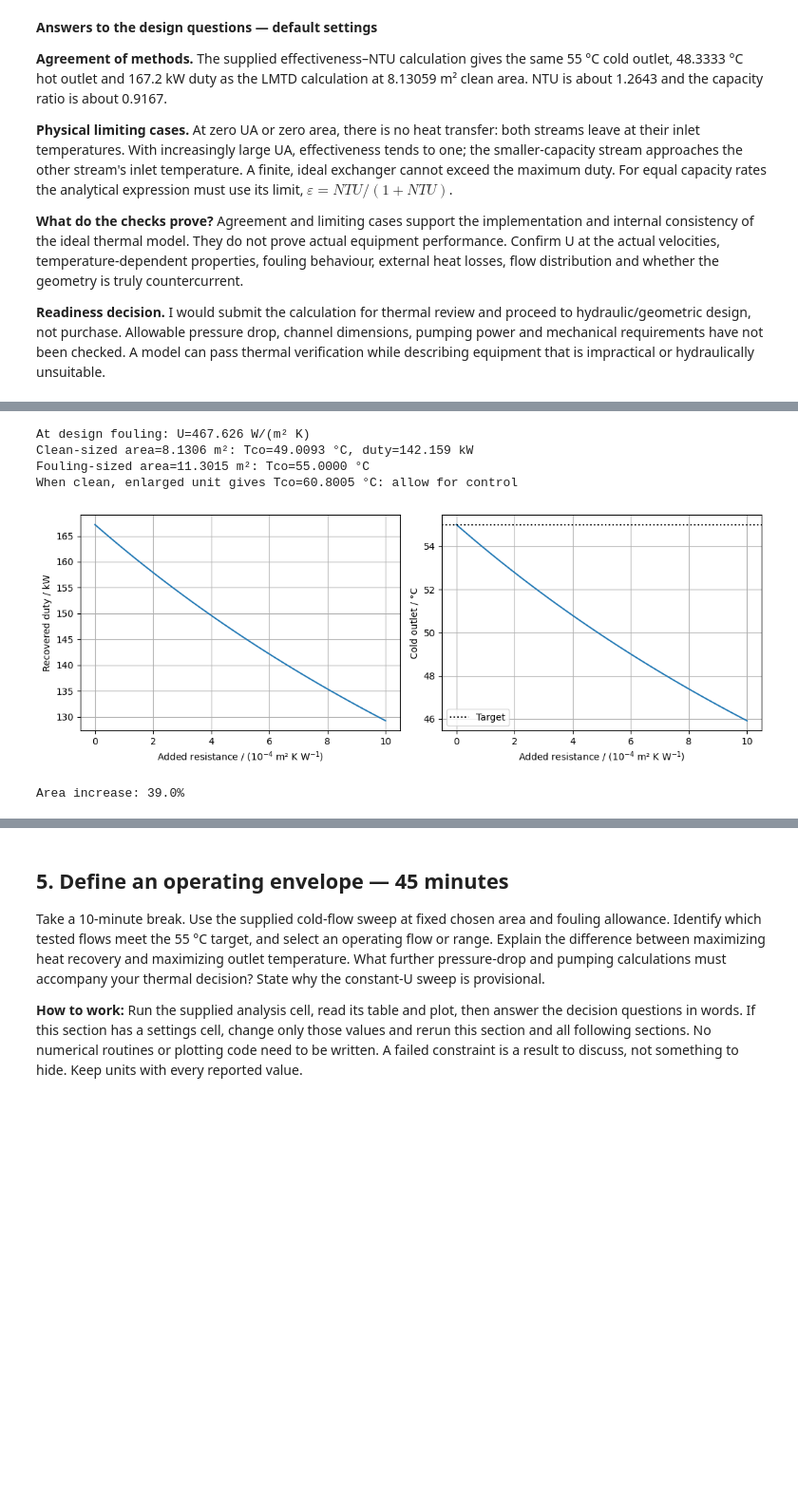
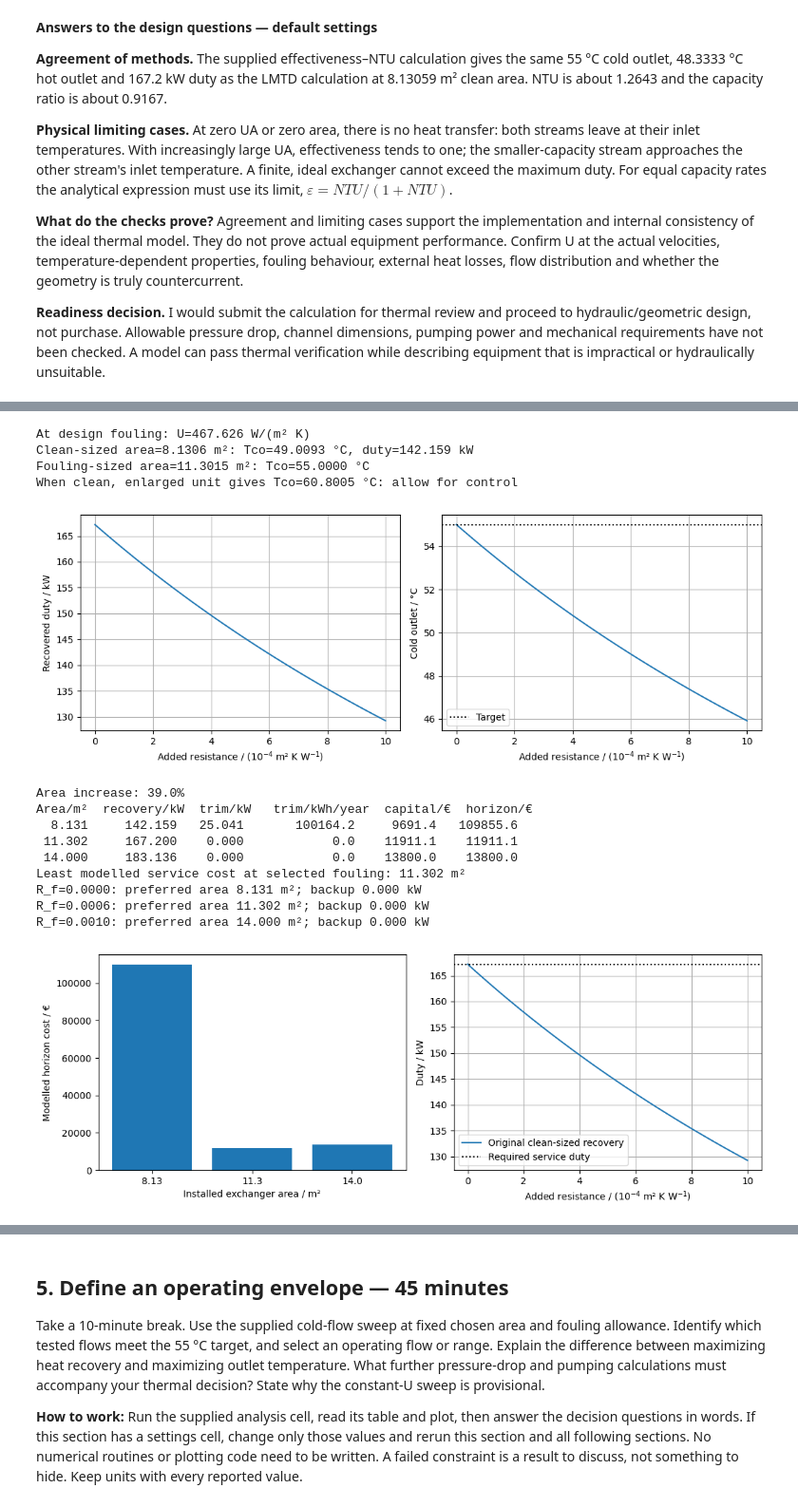
Before and after one commit to jollactic/1KB705, a Jupyter notebook: lab_02_heat/lab_solution.ipynb, the cells around one changed output, grey strips where cells are left out. Shown at 95% size. Drawn from its saved outputs; the diff is of its cells as text; code cells hidden in the pictures; blank space fills up the shorter version.

Commit message:
Extend Labs 2-4 with service diagrams, constrained design and cost challenges

```diff
--- a/lab_02_heat/lab_solution.ipynb
+++ b/lab_02_heat/lab_solution.ipynb
@@ -310,38 +335,70 @@ is a result to discuss, not something to hide. Keep units with every reported va
 #@title DESIGN SETTINGS — edit values or use the Colab form
 # m² K/W; choose between 0 and 0.001
 design_R = 0.0006 #@param {type:"number"}
+trim_electricity_price = 0.10 #@param {type:"number"}
+cost_horizon = 10 #@param {type:"number"}
 # %%
 #@title SUPPLIED ANALYSIS — run as provided; no edits needed
 resistance = np.unique(np.r_[np.linspace(0,.001,60), .0006])
 fouled_U = 1/(1/U_clean+resistance)
 fixed_area_results = np.array([h.outlets(u*area, Ch, Cc, Thi, Tci) for u in fouled_U])
 design_U = 1/(1/U_clean+design_R)
 fouled_sized_area = duty/(design_U*delta_lm)
 at_design = h.outlets(design_U*area, Ch,Cc,Thi,Tci)
 enlarged_design = h.outlets(design_U*fouled_sized_area, Ch,Cc,Thi,Tci)
 enlarged_clean = h.outlets(U_clean*fouled_sized_area, Ch,Cc,Thi,Tci)
 assert np.isclose(enlarged_design[1],Tco_target)
 print(f"At design fouling: U={design_U:.3f} W/(m² K)")
 print(f"Clean-sized area={area:.4f} m²: Tco={at_design[1]:.4f} °C, duty={at_design[2]/1000:.3f} kW")
 print(f"Fouling-sized area={fouled_sized_area:.4f} m²: Tco={enlarged_design[1]:.4f} °C")
 print(f"When clean, enlarged unit gives Tco={enlarged_clean[1]:.4f} °C: allow for control")
 fig, axes = plt.subplots(1,2,figsize=(11,4))
 axes[0].plot(resistance*1e4, fixed_area_results[:,2]/1000)
 axes[0].set_ylabel('Recovered duty / kW')
 axes[1].plot(resistance*1e4, fixed_area_results[:,1])
 axes[1].axhline(55,color='black',linestyle=':', label='Target'); axes[1].legend()
 axes[1].set_ylabel('Cold outlet / °C')
 for axis in axes:
     axis.set_xlabel('Added resistance / (10$^{-4}$ m² K W$^{-1}$)'); axis.grid()
 plt.tight_layout(); plt.show()
 print(f"Area increase: {(fouled_sized_area/area-1)*100:.1f}%")
+
+
+# Same-service area/backup-heating comparison.
+heat_designs = h.compare_designs(design_R,trim_electricity_price,cost_horizon)
+print('Area/m²  recovery/kW  trim/kW   trim/kWh/year  capital/€  horizon/€')
+for row in heat_designs:
+    print(f"{row['area']:7.3f} {row['recovery_kw']:11.3f} {row['trim_kw']:8.3f} {row['annual_kwh']:14.1f} {row['installed']:10.1f} {row['total']:10.1f}")
+heat_best = min(heat_designs,key=lambda row:row['total'])
+installed_area = heat_best['area']
+print(f"Least modelled service cost at selected fouling: {heat_best['area']:.3f} m²")
+for test_resistance in [0.,.0006,.001]:
+    candidates = h.compare_designs(test_resistance,trim_electricity_price,cost_horizon)
+    best = min(candidates,key=lambda row:row['total'])
+    print(f"R_f={test_resistance:.4f}: preferred area {best['area']:.3f} m²; backup {best['trim_kw']:.3f} kW")
+fig,axes = plt.subplots(1,2,figsize=(11,4))
+axes[0].bar([str(round(r['area'],2)) for r in heat_designs],[r['total'] for r in heat_designs])
+axes[0].set(xlabel='Installed exchanger area / m²',ylabel='Modelled horizon cost / €')
+axes[1].plot(resistance*1e4,fixed_area_results[:,2]/1000,label='Original clean-sized recovery')
+axes[1].axhline(167.2,color='black',linestyle=':',label='Required service duty')
+axes[1].set(xlabel='Added resistance / (10$^{-4}$ m² K W$^{-1}$)',ylabel='Duty / kW')
+axes[1].legend(); axes[1].grid(); plt.tight_layout(); plt.show()
 # %% [output]
 At design fouling: U=467.626 W/(m² K)
 Clean-sized area=8.1306 m²: Tco=49.0093 °C, duty=142.159 kW
 Fouling-sized area=11.3015 m²: Tco=55.0000 °C
 When clean, enlarged unit gives Tco=60.8005 °C: allow for control
 [figure]
 Area increase: 39.0%
+Area/m²  recovery/kW  trim/kW   trim/kWh/year  capital/€  horizon/€
+  8.131     142.159   25.041       100164.2     9691.4   109855.6
+ 11.302     167.200    0.000            0.0    11911.1    11911.1
+ 14.000     183.136    0.000            0.0    13800.0    13800.0
+Least modelled service cost at selected fouling: 11.302 m²
+R_f=0.0000: preferred area 8.131 m²; backup 0.000 kW
+R_f=0.0006: preferred area 11.302 m²; backup 0.000 kW
+R_f=0.0010: preferred area 14.000 m²; backup 0.000 kW
+[figure, added]
 # %% [markdown]
 **Answers to the design questions — default settings**
 
```
Also changed, not shown: parts of 6 cells of this notebook, 16 other files.
